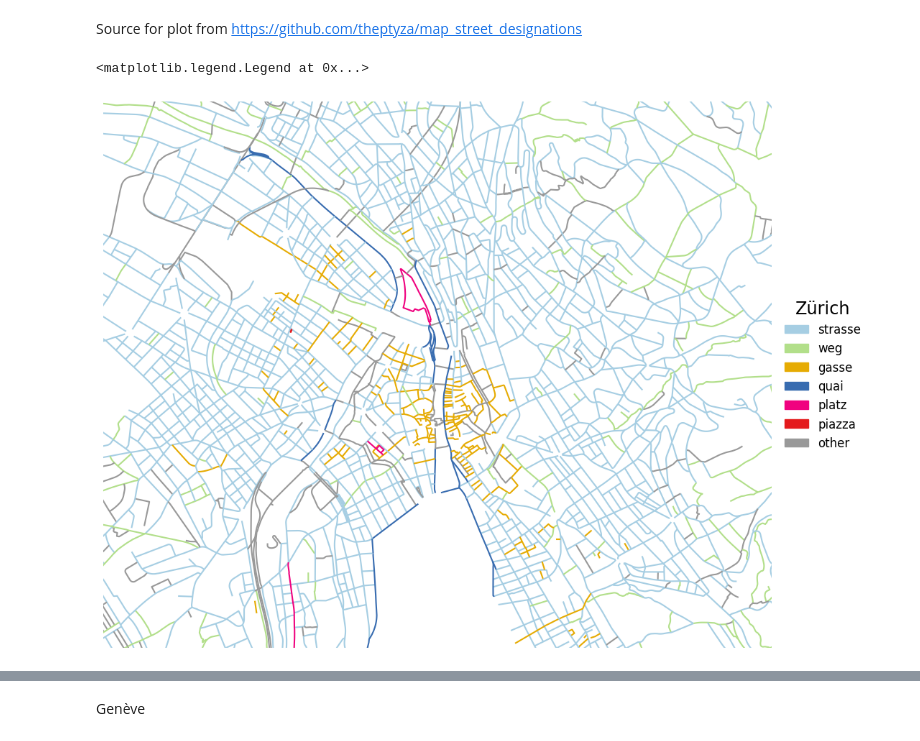
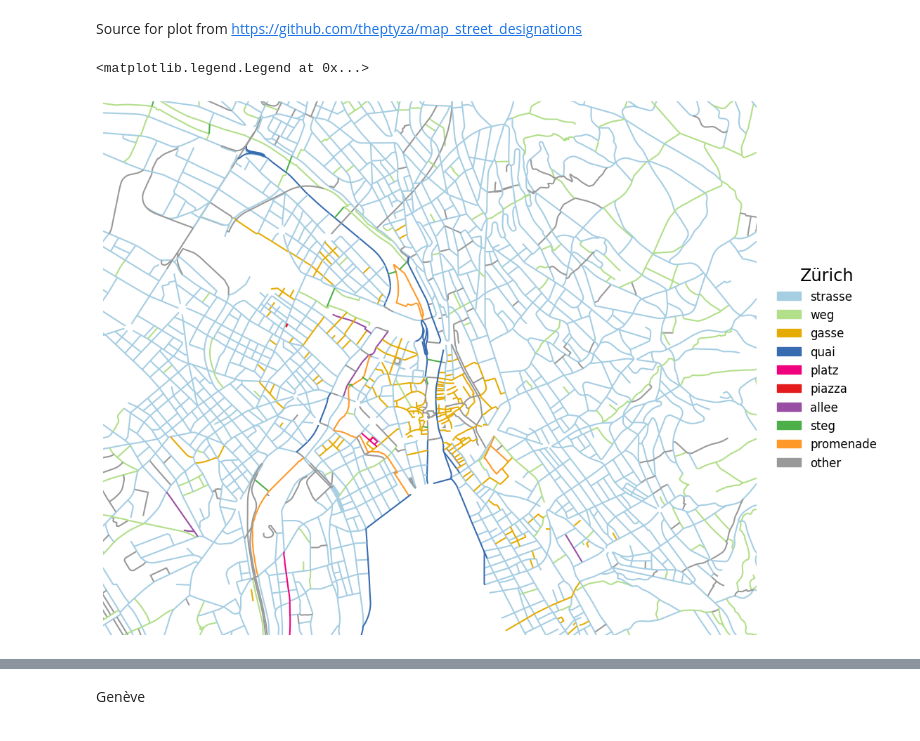
Before and after one commit to CaptainInler/cassda-zertifikatsarbeit, a Jupyter notebook: Evaluation/street_designations_line_geometries.ipynb, the cells around one changed output, grey strips where cells are left out. Saved outputs shown, nothing was run; the diff lists cells and outputs as text; code cells hidden in the pictures.

```diff
--- a/Evaluation/street_designations_line_geometries.ipynb
+++ b/Evaluation/street_designations_line_geometries.ipynb
@@ -85,5 +93,8 @@ colors = {
     'quai': '#386cb0',
     'platz': '#f0027f',
     'piazza': '#e41a1c',
+    'allee': '#984ea3',
+    'steg': '#4daf4a',
+    'promenade': '#fe9929',
     'other': '#999999'
 }
@@ -103,22 +121,22 @@ Source for plot from https://github.com/theptyza/map_street_designations
 # %%
 f, ax = plt.subplots(1, figsize=(12,12))
 
 
 streets_geo_zurich.plot(ax=ax,
                         color=[colors[d] for d in streets_geo_zurich.STR_TERMS])
 
 ax.set_ylim((ymin, ymax))
 ax.set_xlim((xmin, xmax))
 plt.axis('off')
 
 plt.legend(handles=[mpatches.Patch(color=colors[k],
                     label=k) for k in colors],
                loc='center right',
                fontsize='large',
                edgecolor='none',
                title='Zürich',
                title_fontsize='xx-large',
-               bbox_to_anchor=(1.15, 0.5))
+               bbox_to_anchor=(1.2, 0.5))
 # %% [output]
 <matplotlib.legend.Legend at 0x...>
-[figure, old version]
+[figure, new version]
```
Also changed, not shown: parts of 17 cells of this notebook, 1 other file.
